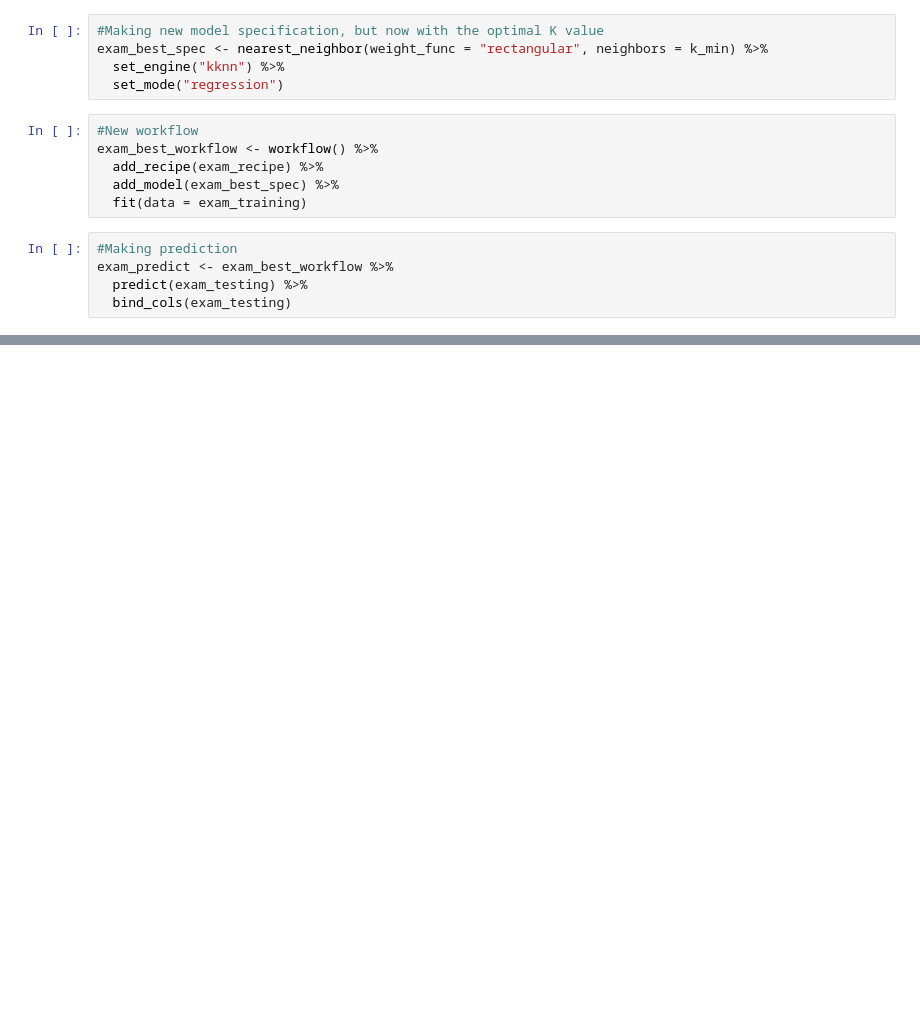
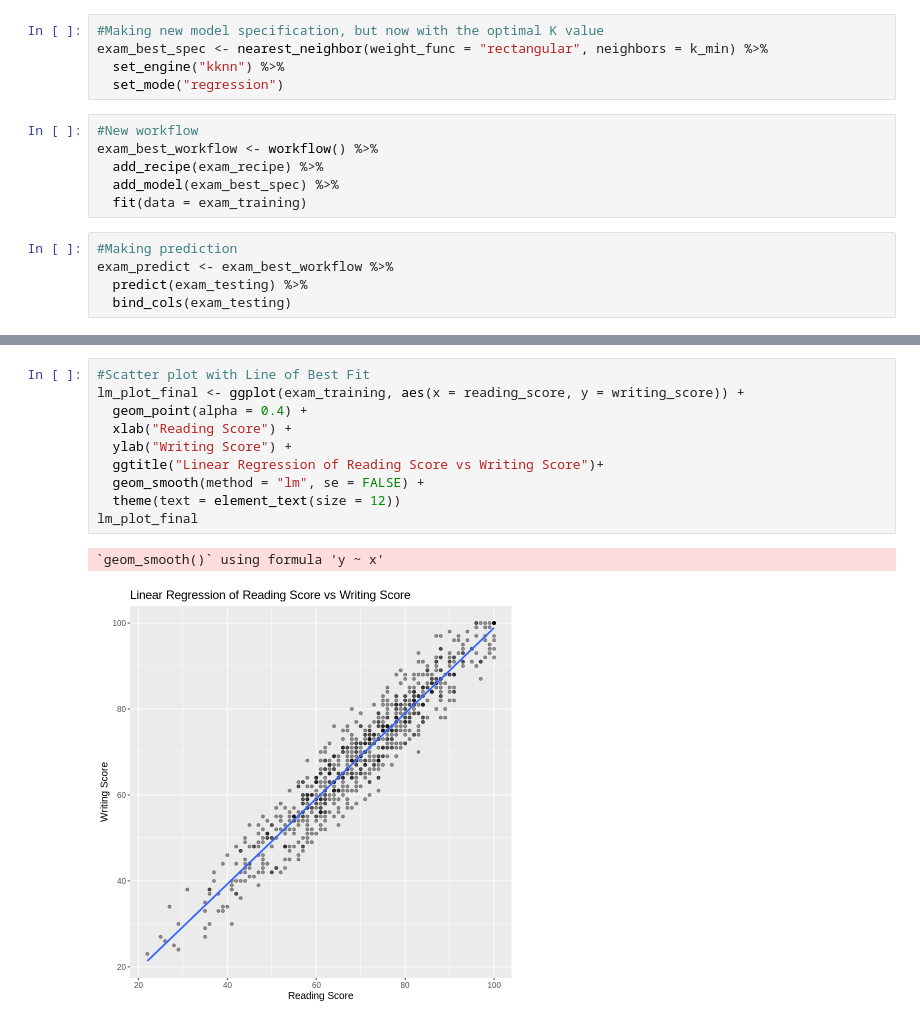
Before and after one commit to sophiarobertson/DSCI_group_21_project, a Jupyter notebook: Final Group Project Code.ipynb, the cells around one changed output, grey strips where cells are left out. Saved outputs shown, nothing was run; the diff lists cells and outputs as text; blank space fills up the shorter version.

```diff
--- a/Final Group Project Code.ipynb
+++ b/Final Group Project Code.ipynb
@@ -140,0 +214,13 @@ predict_plot
+# %%
+#Scatter plot with Line of Best Fit
+lm_plot_final <- ggplot(exam_training, aes(x = reading_score, y = writing_score)) +
+  geom_point(alpha = 0.4) +
+  xlab("Reading Score") +
+  ylab("Writing Score") +
+  ggtitle("Linear Regression of Reading Score vs Writing Score")+
+  geom_smooth(method = "lm", se = FALSE) +
+  theme(text = element_text(size = 12))
+lm_plot_final
+# %% [output]
+`geom_smooth()` using formula 'y ~ x'
+[figure, added]
```
Also changed, not shown: parts of 13 cells of this notebook, 1 other file.
